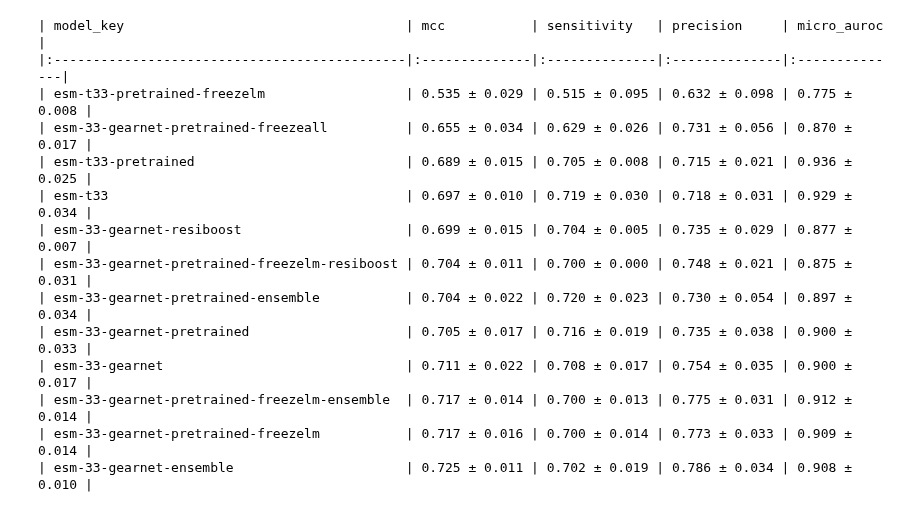
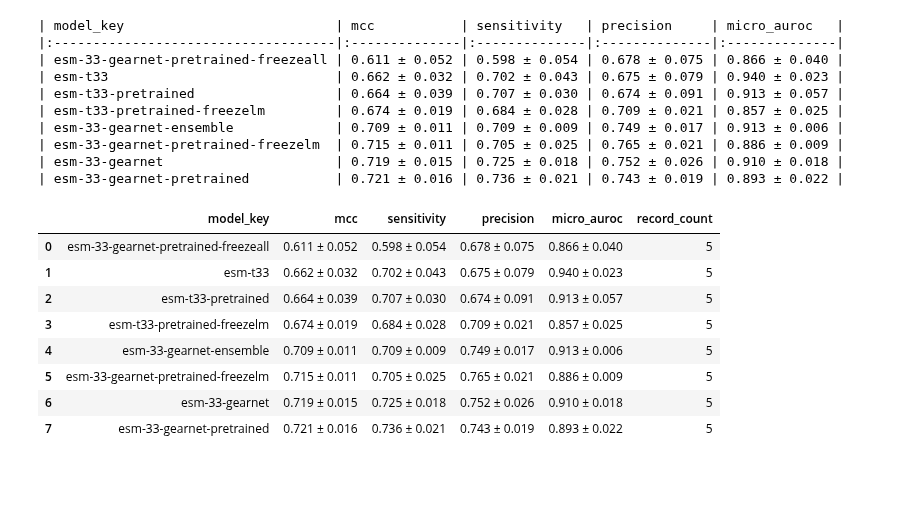
Before and after one commit to dlwocks31/atpbind, a Jupyter notebook: imatinib/benchmark.ipynb, the cells around one changed output. Drawn from its saved outputs; the diff is of its cells as text; code cells hidden in the pictures; blank space fills up the shorter version.

```diff
--- a/imatinib/benchmark.ipynb
+++ b/imatinib/benchmark.ipynb
@@ -54,23 +47,24 @@ formatted_df
-# %%
-from tabulate import tabulate
-
-def visualize(formatted_df, metrics):
-    markdown_table = tabulate(formatted_df[['model_key'] + metrics] , headers='keys', tablefmt='pipe', showindex=False)
-    print(markdown_table)
-
-visualize(formatted_df=formatted_df, metrics=metrics)
-# %% [output]
-| model_key                                    | mcc           | sensitivity   | precision     | micro_auroc   |
-|:---------------------------------------------|:--------------|:--------------|:--------------|:--------------|
-| esm-t33-pretrained-freezelm                  | 0.535 ± 0.029 | 0.515 ± 0.095 | 0.632 ± 0.098 | 0.775 ± 0.008 |
-| esm-33-gearnet-pretrained-freezeall          | 0.655 ± 0.034 | 0.629 ± 0.026 | 0.731 ± 0.056 | 0.870 ± 0.017 |
-| esm-t33-pretrained                           | 0.689 ± 0.015 | 0.705 ± 0.008 | 0.715 ± 0.021 | 0.936 ± 0.025 |
-| esm-t33                                      | 0.697 ± 0.010 | 0.719 ± 0.030 | 0.718 ± 0.031 | 0.929 ± 0.034 |
-| esm-33-gearnet-resiboost                     | 0.699 ± 0.015 | 0.704 ± 0.005 | 0.735 ± 0.029 | 0.877 ± 0.007 |
-| esm-33-gearnet-pretrained-freezelm-resiboost | 0.704 ± 0.011 | 0.700 ± 0.000 | 0.748 ± 0.021 | 0.875 ± 0.031 |
-| esm-33-gearnet-pretrained-ensemble           | 0.704 ± 0.022 | 0.720 ± 0.023 | 0.730 ± 0.054 | 0.897 ± 0.034 |
-| esm-33-gearnet-pretrained                    | 0.705 ± 0.017 | 0.716 ± 0.019 | 0.735 ± 0.038 | 0.900 ± 0.033 |
-| esm-33-gearnet                               | 0.711 ± 0.022 | 0.708 ± 0.017 | 0.754 ± 0.035 | 0.900 ± 0.017 |
-| esm-33-gearnet-pretrained-freezelm-ensemble  | 0.717 ± 0.014 | 0.700 ± 0.013 | 0.775 ± 0.031 | 0.912 ± 0.014 |
-| esm-33-gearnet-pretrained-freezelm           | 0.717 ± 0.016 | 0.700 ± 0.014 | 0.773 ± 0.033 | 0.909 ± 0.014 |
-| esm-33-gearnet-ensemble                      | 0.725 ± 0.011 | 0.702 ± 0.019 | 0.786 ± 0.034 | 0.908 ± 0.010 |
+# %%
+
+
+get_stat_df('record.csv')
+# %% [output]
+| model_key                           | mcc           | sensitivity   | precision     | micro_auroc   |
+|:------------------------------------|:--------------|:--------------|:--------------|:--------------|
+| esm-33-gearnet-pretrained-freezeall | 0.611 ± 0.052 | 0.598 ± 0.054 | 0.678 ± 0.075 | 0.866 ± 0.040 |
+| esm-t33                             | 0.662 ± 0.032 | 0.702 ± 0.043 | 0.675 ± 0.079 | 0.940 ± 0.023 |
+| esm-t33-pretrained                  | 0.664 ± 0.039 | 0.707 ± 0.030 | 0.674 ± 0.091 | 0.913 ± 0.057 |
+| esm-t33-pretrained-freezelm         | 0.674 ± 0.019 | 0.684 ± 0.028 | 0.709 ± 0.021 | 0.857 ± 0.025 |
+| esm-33-gearnet-ensemble             | 0.709 ± 0.011 | 0.709 ± 0.009 | 0.749 ± 0.017 | 0.913 ± 0.006 |
+| esm-33-gearnet-pretrained-freezelm  | 0.715 ± 0.011 | 0.705 ± 0.025 | 0.765 ± 0.021 | 0.886 ± 0.009 |
+| esm-33-gearnet                      | 0.719 ± 0.015 | 0.725 ± 0.018 | 0.752 ± 0.026 | 0.910 ± 0.018 |
+| esm-33-gearnet-pretrained           | 0.721 ± 0.016 | 0.736 ± 0.021 | 0.743 ± 0.019 | 0.893 ± 0.022 |
+|  | model_key | mcc | sensitivity | precision | micro_auroc | record_count |
+| 0 | esm-33-gearnet-pretrained-freezeall | 0.611 ± 0.052 | 0.598 ± 0.054 | 0.678 ± 0.075 | 0.866 ± 0.040 | 5 |
+| 1 | esm-t33 | 0.662 ± 0.032 | 0.702 ± 0.043 | 0.675 ± 0.079 | 0.940 ± 0.023 | 5 |
+| 2 | esm-t33-pretrained | 0.664 ± 0.039 | 0.707 ± 0.030 | 0.674 ± 0.091 | 0.913 ± 0.057 | 5 |
+| 3 | esm-t33-pretrained-freezelm | 0.674 ± 0.019 | 0.684 ± 0.028 | 0.709 ± 0.021 | 0.857 ± 0.025 | 5 |
+| 4 | esm-33-gearnet-ensemble | 0.709 ± 0.011 | 0.709 ± 0.009 | 0.749 ± 0.017 | 0.913 ± 0.006 | 5 |
+| 5 | esm-33-gearnet-pretrained-freezelm | 0.715 ± 0.011 | 0.705 ± 0.025 | 0.765 ± 0.021 | 0.886 ± 0.009 | 5 |
+| 6 | esm-33-gearnet | 0.719 ± 0.015 | 0.725 ± 0.018 | 0.752 ± 0.026 | 0.910 ± 0.018 | 5 |
+| 7 | esm-33-gearnet-pretrained | 0.721 ± 0.016 | 0.736 ± 0.021 | 0.743 ± 0.019 | 0.893 ± 0.022 | 5 |
```
Also changed, not shown: parts of 5 cells of this notebook, 13 other files.
